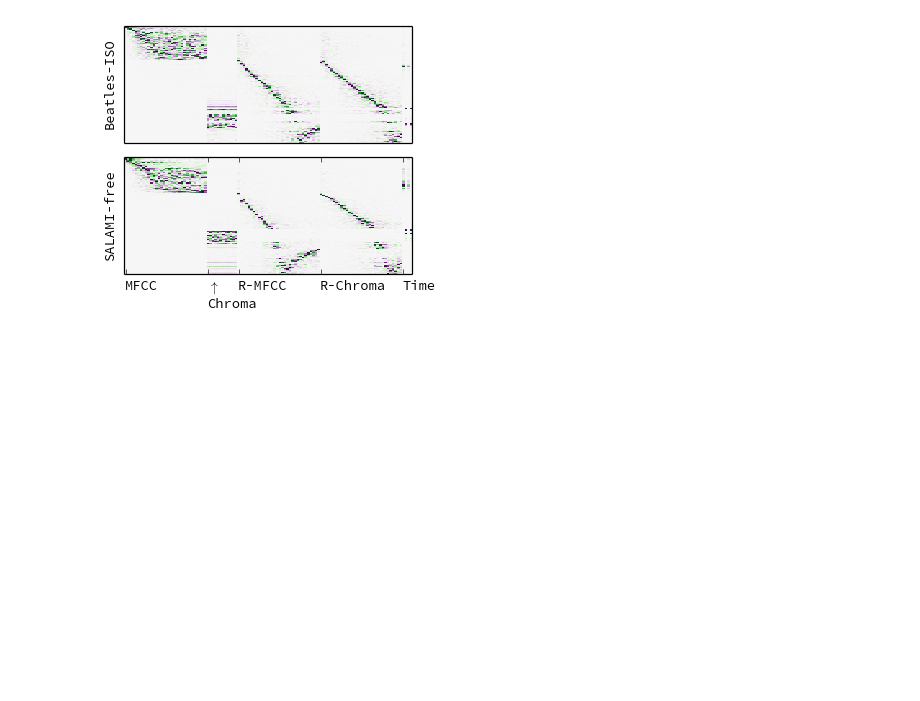
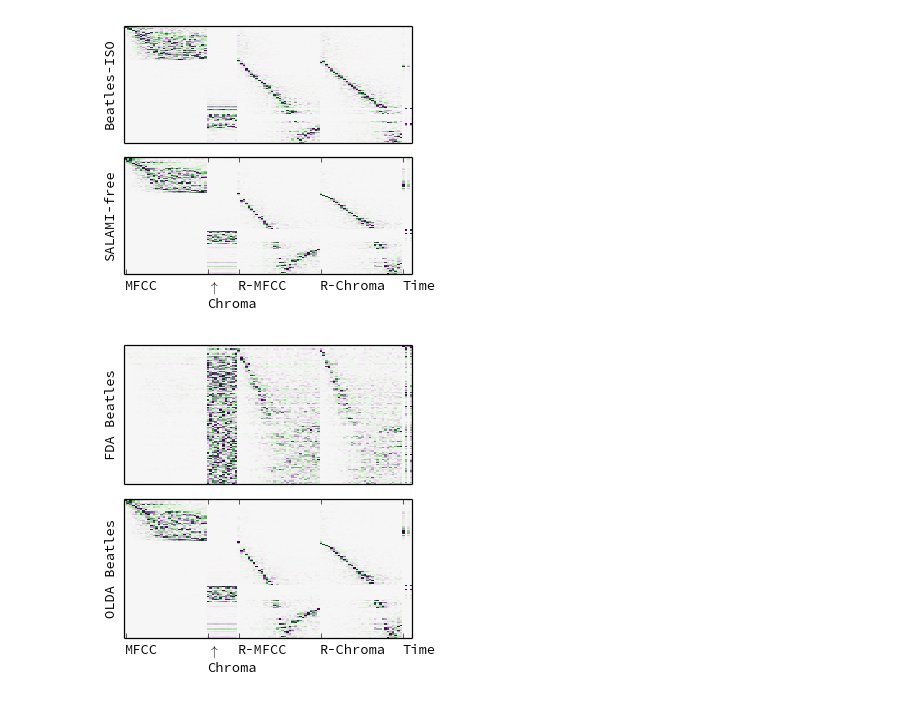
Before and after one commit to bmcfee/olda, a Jupyter notebook: code/ICASSP 2013 - Segmentation.ipynb, the cells around one changed output. Saved outputs shown, nothing was run; the diff lists cells and outputs as text; code cells hidden in the pictures; blank space fills up the shorter version.

```diff
--- a/code/ICASSP 2013 - Segmentation.ipynb
+++ b/code/ICASSP 2013 - Segmentation.ipynb
@@ -293,3 +326,28 @@ tight_layout()
 savefig('/home/bmcfee/git/olda/paper/figs/w.pdf', format='pdf', pad_inches=0, transparent=True)
 # %% [output]
 [figure]
+# %%
+model_fda_beatles = np.load('/home/bmcfee/git/olda/data/model_fda_beatles.npy')
+model_olda_beatles  = np.load('/home/bmcfee/git/olda/data/model_olda_beatles.npy')
+figure(figsize=(4,4))
+subplot(211)
+imshow(model_fda_beatles, aspect='auto', interpolation='none', cmap='PRGn_r')
+ylabel('FDA Beatles')
+yticks([])
+#ylabel("More important $\\rightarrow$")
+#xticks([0, 32, 44, 76, 108], ['MFCC', 'Chroma', 'Rep-M', 'Rep-C', 'Time'], rotation=-30, horizontalalignment='left')
+xticks([])
+#colorbar()
+
+subplot(212)
+imshow(model_salami, aspect='auto', interpolation='none', cmap='PRGn_r')
+ylabel('OLDA Beatles')
+#colorbar(orientation='horizontal')
+#ylabel("More important $\\rightarrow$")
+yticks([])
+xticks([0, 32, 44, 76, 108], ['MFCC', '$\uparrow$\nChroma', 'R-MFCC', 'R-Chroma', 'Time'], horizontalalignment='left')
+
+tight_layout()
+savefig('/home/bmcfee/git/olda/paper/figs/fda-vs-olda.pdf', format='pdf', pad_inches=0, transparent=True)
+# %% [output]
+[figure, added]
```
Also changed, not shown: parts of 16 cells of this notebook, 6 other files.
